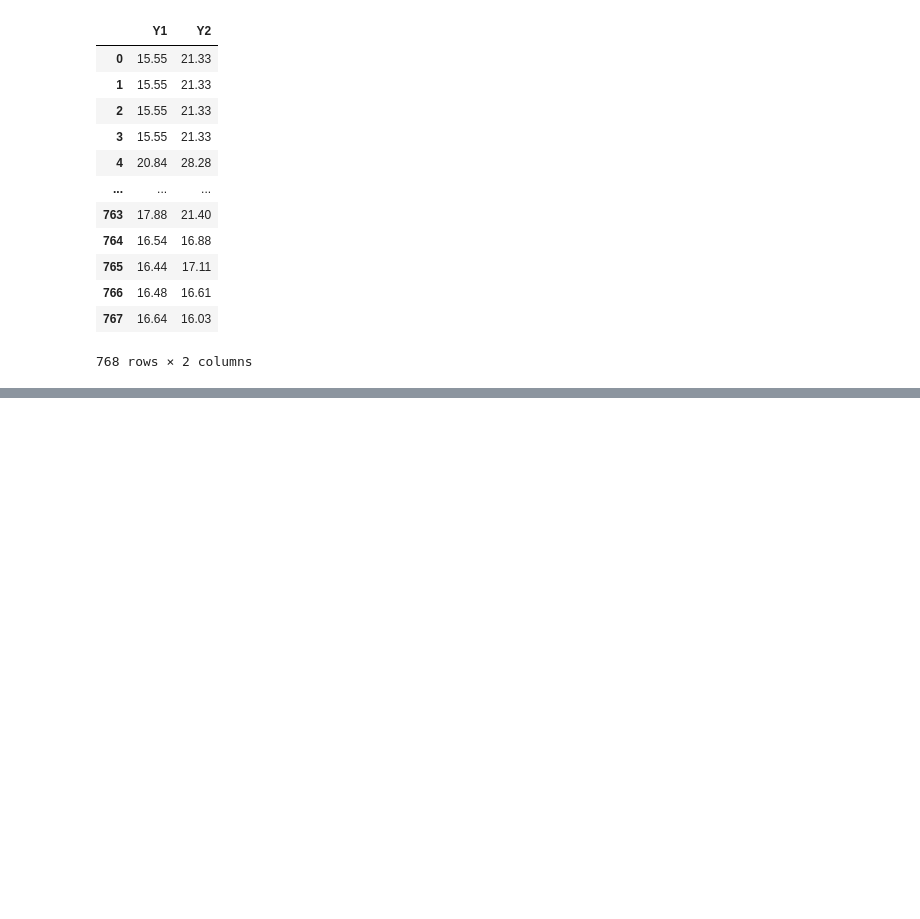
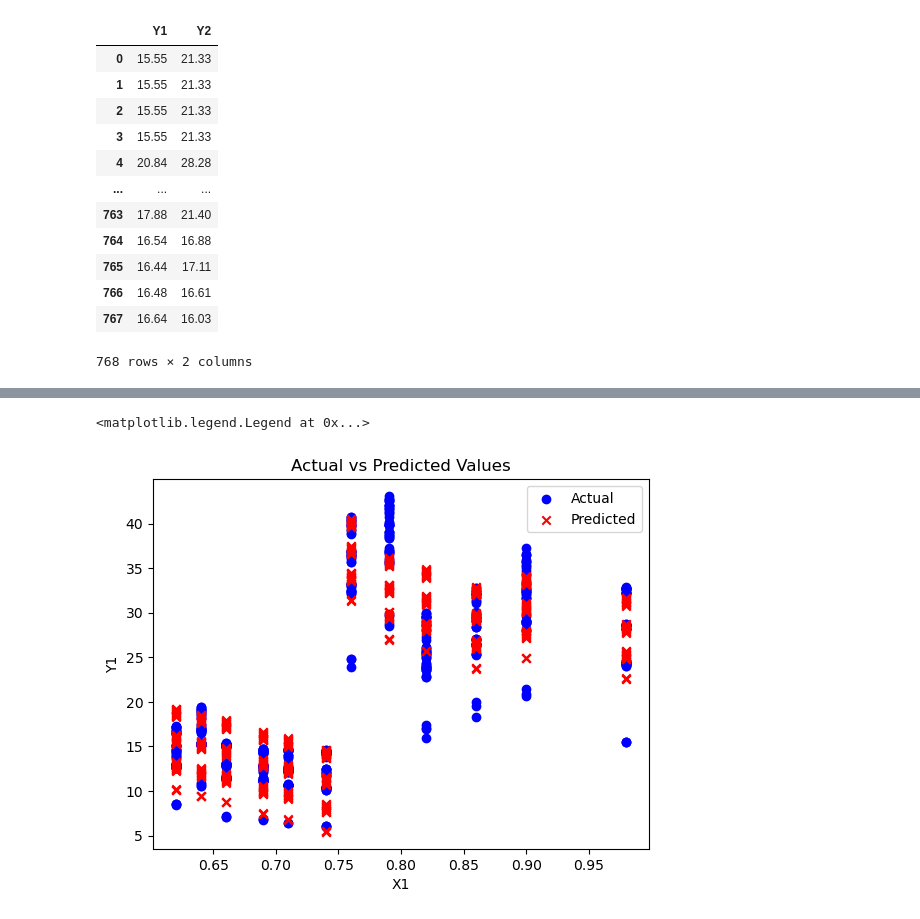
Before and after one commit to ruslooob/ai, a Jupyter notebook: notebooks/4_lab.ipynb, the cells around one changed output, grey strips where cells are left out. Drawn from its saved outputs; the diff is of its cells as text; code cells hidden in the pictures; blank space fills up the shorter version.

```diff
--- a/notebooks/4_lab.ipynb
+++ b/notebooks/4_lab.ipynb
@@ -94 +95,3 @@ x_test_shape: (154, 7)
 y_test_shape: (154, 2)
+# %%
+train_df, test_df = train_test_split(df, test_size=0.2, random_state=42)
@@ -255,0 +265,4 @@ ValueError: shapes (614,7) and (2,) not aligned: 7 (dim 1) != 2 (dim 0)
+# %%
+lm = sm.OLS.from_formula('Y1 ~ X1 + X2 + X3 + X4 + X5 + X6 + X7 + X8', train_df)
+lm_result = lm.fit()
+pprint(lm_result.summary())
@@ -255,0 +287,17 @@ ValueError: shapes (614,7) and (2,) not aligned: 7 (dim 1) != 2 (dim 0)
+# %%
+y1_predicted = lm_result.predict(train_df)
+
+# Scatter plot
+plt.scatter(x_train[:, 0], y_train[:, 0], label='Actual', color='blue', marker='o')
+plt.scatter(x_train[:, 0], y1_predicted, label='Predicted', color='red', marker='x')
+
+# Add labels and title
+plt.xlabel('X1')
+plt.ylabel('Y1')
+plt.title('Actual vs Predicted Values')
+
+# Add legend
+plt.legend()
+# %% [output]
+<matplotlib.legend.Legend at 0x...>
+[figure, added]
```
Also changed, not shown: parts of 17 cells of this notebook, 1 other file.
